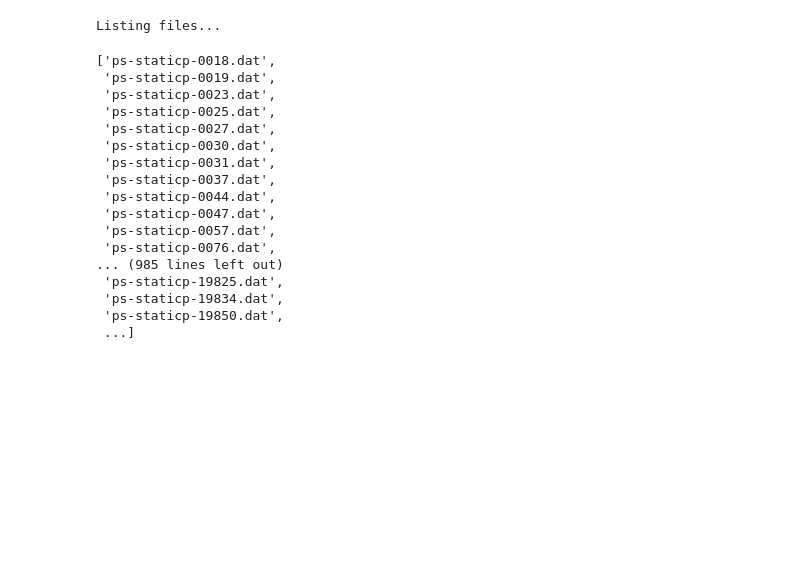
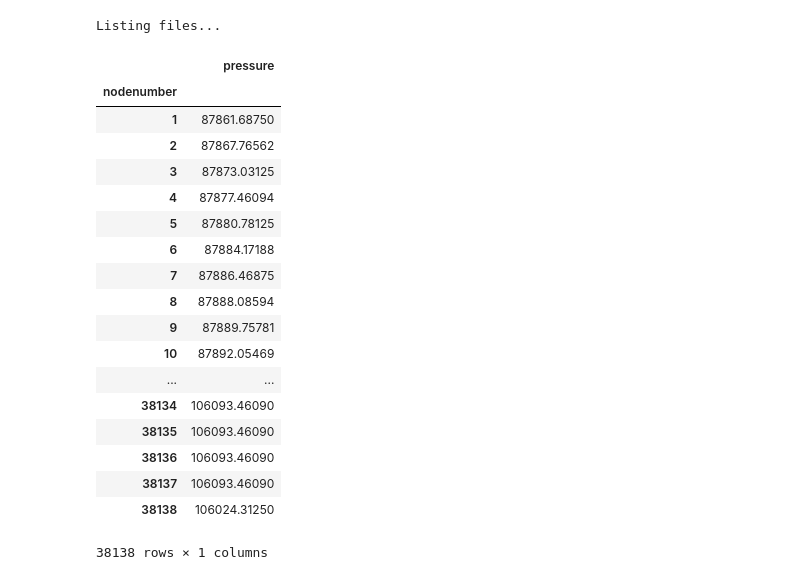
Before and after one commit to JedrzejMosiezny/R67-data-analysis, a Jupyter notebook: Noise in Dask.ipynb, the cells around one changed output. Cells and saved outputs as stored; diff of their text form; code cells hidden in the pictures; blank space fills up the shorter version.

```diff
--- a/Noise in Dask.ipynb
+++ b/Noise in Dask.ipynb
@@ -13,10 +19,8 @@ Loading Libraries...
 # %%
-print("Starting code...")
-
 print("Loading directories..")
-path_data = 'D:/01_Dokumenty/01_PUT/01_DOKTORAT/13_PLGRID/noise-data/pside'
-path_post = 'D:/01_Dokumenty/01_PUT/01_DOKTORAT/13_PLGRID/noise-data/pside-post'
-path_acu = 'D:/01_Dokumenty/01_PUT/01_DOKTORAT/13_PLGRID/noise-data/pside-post/acu'
-path_plots = 'D:/01_Dokumenty/01_PUT/01_DOKTORAT/13_PLGRID/noise-data/pside-post/plots'
+path_data = 'D:/01_Dokumenty/01_PUT/01_DOKTORAT/13_PLGRID/noise-data/int-01'
+path_post = 'D:/01_Dokumenty/01_PUT/01_DOKTORAT/13_PLGRID/noise-data/int-01-post'
+path_acu = 'D:/01_Dokumenty/01_PUT/01_DOKTORAT/13_PLGRID/noise-data/int-01-post/acu'
+#path_plots = 'D:/01_Dokumenty/01_PUT/01_DOKTORAT/13_PLGRID/noise-data/int-01-post/plots'
 print("Loaded directories...")
 # %% [output]
@@ -47,23 +74,6 @@ print("Batch data deleted...")
 # %%
 print("Listing files...")
-filelist = sorted(os.listdir(path_data))
-filelist
+filelist = sorted(os.listdir(path_data))[len(os.listdir(path_acu)):]
+file = filelist[1]
 # %% [output]
 Listing files...
-['ps-staticp-0018.dat',
- 'ps-staticp-0019.dat',
- 'ps-staticp-0023.dat',
- 'ps-staticp-0025.dat',
- 'ps-staticp-0027.dat',
- 'ps-staticp-0030.dat',
- 'ps-staticp-0031.dat',
- 'ps-staticp-0037.dat',
- 'ps-staticp-0044.dat',
- 'ps-staticp-0047.dat',
- 'ps-staticp-0057.dat',
- 'ps-staticp-0076.dat',
-... (985 lines left out)
- 'ps-staticp-19825.dat',
- 'ps-staticp-19834.dat',
- 'ps-staticp-19850.dat',
- ...]
@@ -69,0 +83,23 @@ Listing files...
+# %%
+time_static_p = pd.DataFrame(pd.read_csv(file, delimiter=r"\s+", header=0, usecols=["nodenumber", "pressure"], skiprows=0, decimal='.')).set_index('nodenumber')
+time_static_p
+# %% [output]
+|  | pressure |
+| nodenumber |  |
+| 1 | 87861.68750 |
+| 2 | 87867.76562 |
+| 3 | 87873.03125 |
+| 4 | 87877.46094 |
+| 5 | 87880.78125 |
+| 6 | 87884.17188 |
+| 7 | 87886.46875 |
+| 8 | 87888.08594 |
+| 9 | 87889.75781 |
+| 10 | 87892.05469 |
+| ... | ... |
+| 38134 | 106093.46090 |
+| 38135 | 106093.46090 |
+| 38136 | 106093.46090 |
+| 38137 | 106093.46090 |
+| 38138 | 106024.31250 |
+38138 rows × 1 columns
```
Also changed, not shown: parts of 18 cells of this notebook, 1 other file.
